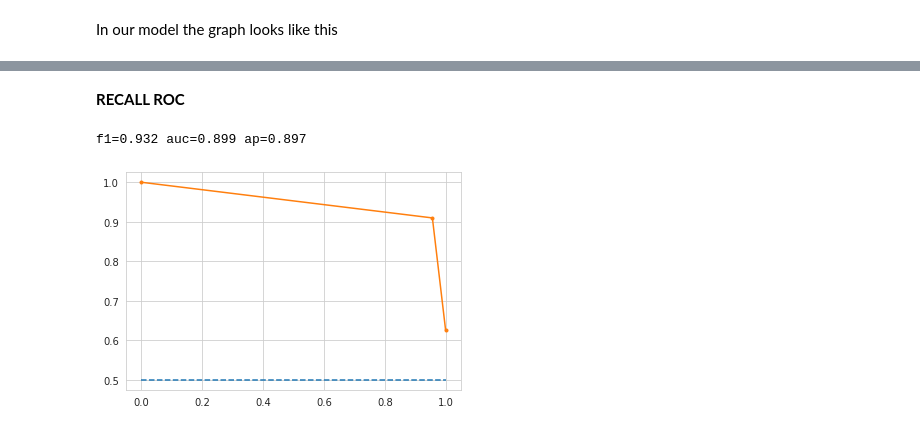
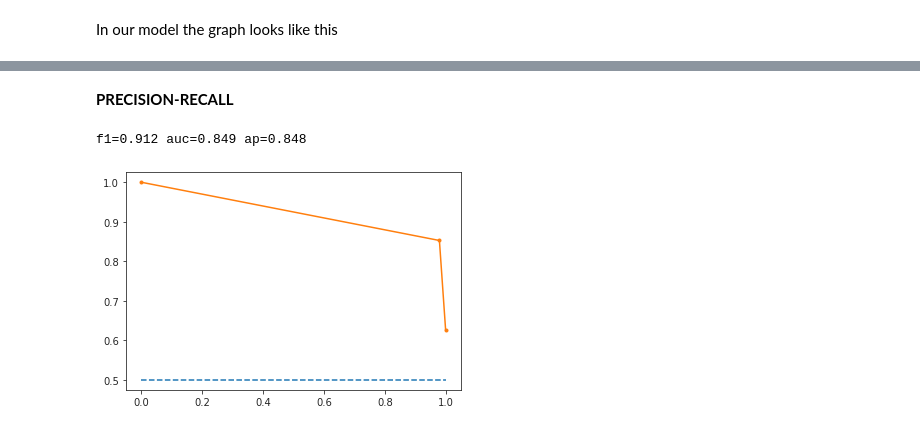
Before and after one commit to Albertogalred/Data-Science, a Jupyter notebook: NeumoX.ipynb, the cells around one changed output, grey strips where cells are left out. Saved outputs shown, nothing was run; the diff lists cells and outputs as text; code cells hidden in the pictures.

```diff
--- a/NeumoX.ipynb
+++ b/NeumoX.ipynb
@@ -568,21 +568,21 @@ pyplot.show()
 # %% [markdown]
-**RECALL ROC**
+**PRECISION-RECALL**
 # %%
 # calculate precision-recall curve
-precision, recall, thresholds = precision_recall_curve(pre["label"], pre["pre"])
+precision, recall, thresholds = precision_recall_curve(prediccion_2["label"], prediccion_2["prediccion_2"])
 # %%
 # calculate F1 score
 #
-f1 = f1_score( pre["label"], pre["pre"])
+f1 = f1_score( prediccion_2["label"], prediccion_2["prediccion_2"])
 # calculate average precision score
-ap = average_precision_score(pre["label"], pre["pre"])
+ap = average_precision_score(prediccion_2["label"], prediccion_2["prediccion_2"])
 print('f1=%.3f auc=%.3f ap=%.3f' % (f1, auc, ap))
 # plot no skill
 pyplot.plot([0, 1], [0.5, 0.5], linestyle='--')
 # plot the roc curve for the model
 pyplot.plot(recall, precision, marker='.')
 # show the plot
 pyplot.show()
 # %% [output]
-f1=0.932 auc=0.899 ap=0.897
+f1=0.912 auc=0.849 ap=0.848
-[figure, old version]
+[figure, new version]
```
Also changed, not shown: parts of 19 cells of this notebook.
